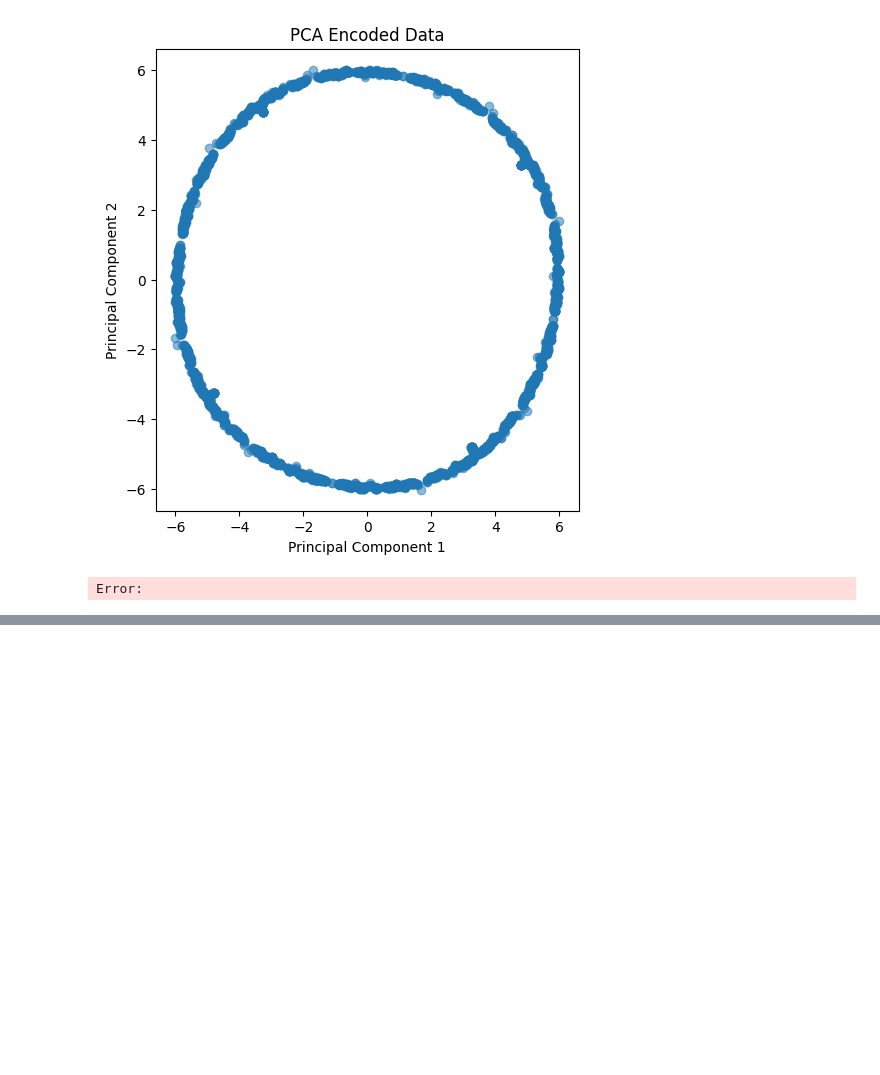
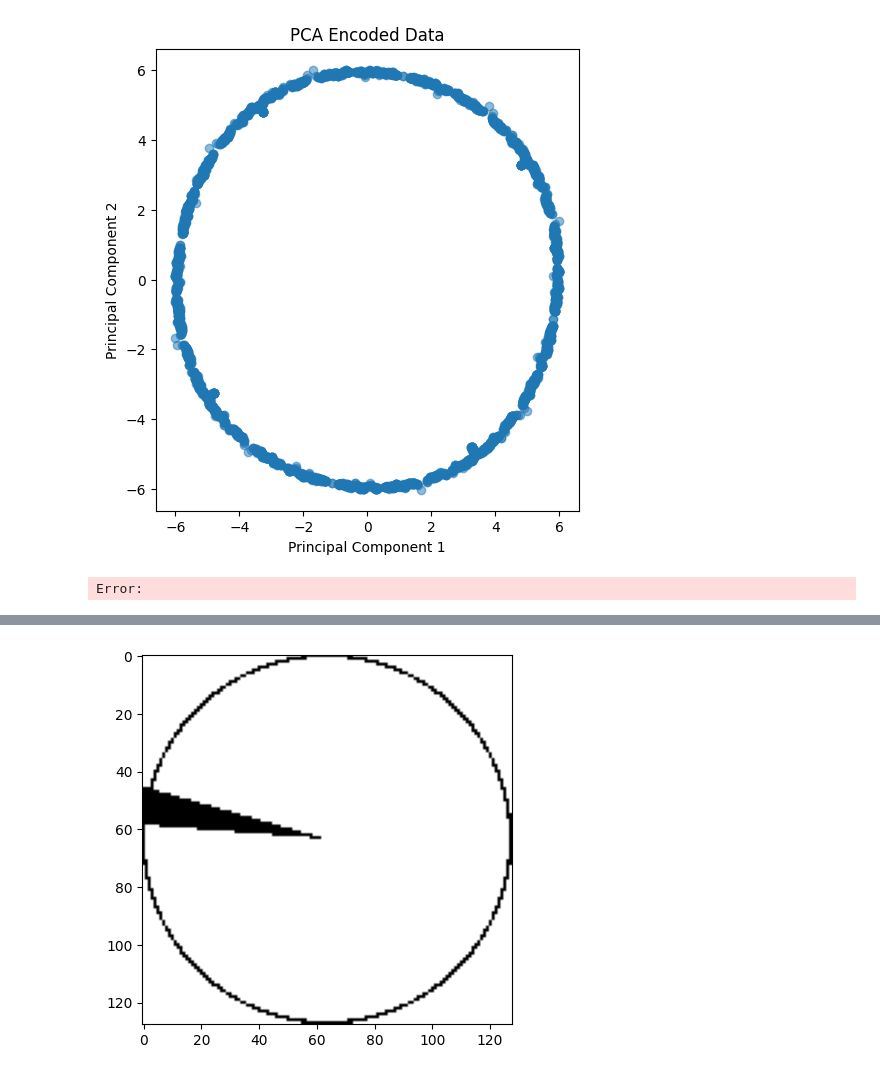
Before and after one commit to uzairname/manifold-learning, a Jupyter notebook: experiments/pca.ipynb, the cells around one changed output, grey strips where cells are left out. Drawn from its saved outputs; the diff is of its cells as text; code cells hidden in the pictures; blank space fills up the shorter version.

Commit message:
optimize decoder

```diff
--- a/pca.ipynb
+++ b/experiments/pca.ipynb
@@ -106,0 +78,79 @@ Error:
+# %%
+import torch
+from dataclasses import dataclass
+import numpy as np
+import matplotlib.pyplot as plt
+
+IMG_SIZE=128
+
+@dataclass
+class ClockConfig:
+    minute_hand_len: int = 1
+    minute_hand_start: float = 0.5
+    miute_hand_thickness: float = 0.1
+    hour_hand_len: int = 0.5
+    hour_hand_start: float = 0
+    hour_hand_thickness: float = 0.1
+
+
+class ClockGenerator:
+    def __init__(self, img_size=IMG_SIZE, device='cuda', config: ClockConfig = None):
+        """
+        Initializes the clock generator with a coordinate grid to optimize clock image generation.
+        """
+        self.img_size = img_size
+        self.device = device
+
+        if config is None:
+            config = ClockConfig()
+        else:
+            self.config = config
+
+        # Create a coordinate grid and store it as a tensor (persistent buffer)
+        y, x = torch.meshgrid(torch.linspace(1, -1, img_size, device=device),
+                              torch.linspace(-1, 1, img_size, device=device),
+                              indexing='ij')
+
+        # Store as attributes to avoid recomputation
+        self.x, self.y = x, y
+        self.radius = torch.hypot(x, y)  # Equivalent to sqrt(x^2 + y^2)
+        self.angle = torch.atan2(y, x)  # Equivalent to arctan(y/x)
+
+        # Precomputed clock face (remains the same for every image)
+        self.clock_face = ((torch.abs(self.radius-1))>0.01).float()
+        self.inside_clock = (self.radius < 1).float()
+
+    def generate_clock_tensor(self, hour: torch.Tensor, minute: torch.Tensor):
+        """
+        Generates a clock image tensor (grayscale, shape: (1, img_size, img_size))
+        optimized for fast generation during model training.
+
+        Args:
+            hour (int): Hour (0-11)
+            minute (float): Minute (0-59)
+
+        Returns:
+            clock_tensor (torch.Tensor): (1, img_size, img_size) tensor (on the same device)
+        """
+
+        # Ensure inputs are tensors (to avoid explicit conversions later)
+        hour_angle = 2 * np.pi * ((hour % 12) / 12 + minute / (12 * 60))
+        minute_angle = 2 * np.pi * (minute / 60)
+
+        minute_hand = (torch.abs(self.angle - minute_angle - 1) > 0.1).float()
+        hour_hand = (torch.abs(self.angle - hour_angle - 1) > 0.1).float()
+
+        print(hour_hand)
+        print(self.clock_face)
+        # Combine clock face and hands
+        clock_tensor = torch.logical_and((self.clock_face), torch.logical_and(minute_hand, hour_hand)).float()
+        clock_tensor = torch.clamp(clock_tensor, 0, 1)  # Ensure values in [0,1]
+        return clock_tensor.unsqueeze(0)  # Add channel dimension (1, H, W)
+
+
+generator = ClockGenerator(img_size=128, device='cuda', config=ClockConfig())
+
+img = generator.generate_clock_tensor(torch.tensor(3), torch.tensor(45))
+
+plt.imshow(img[0].cpu().numpy(), cmap='gray')
+# %% [output]
@@ -106,0 +172 @@ Error:
+[figure, added]
```
Also changed, not shown: parts of 5 cells of this notebook, 13 other files.
